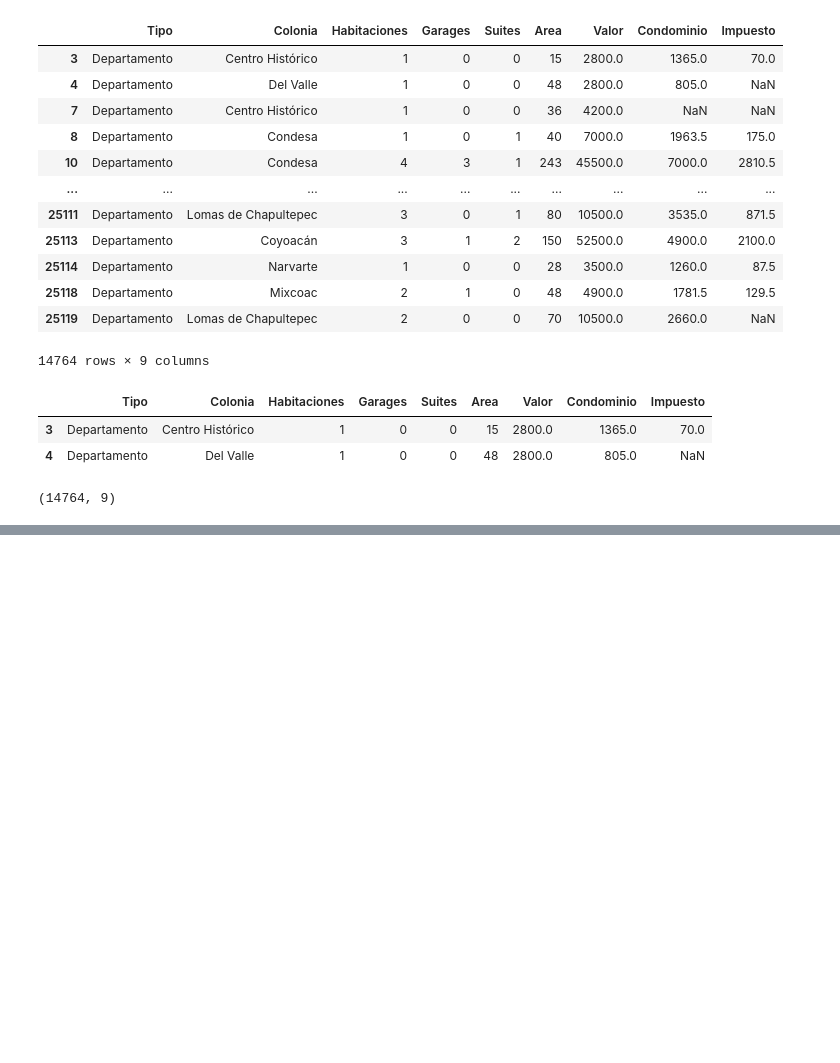
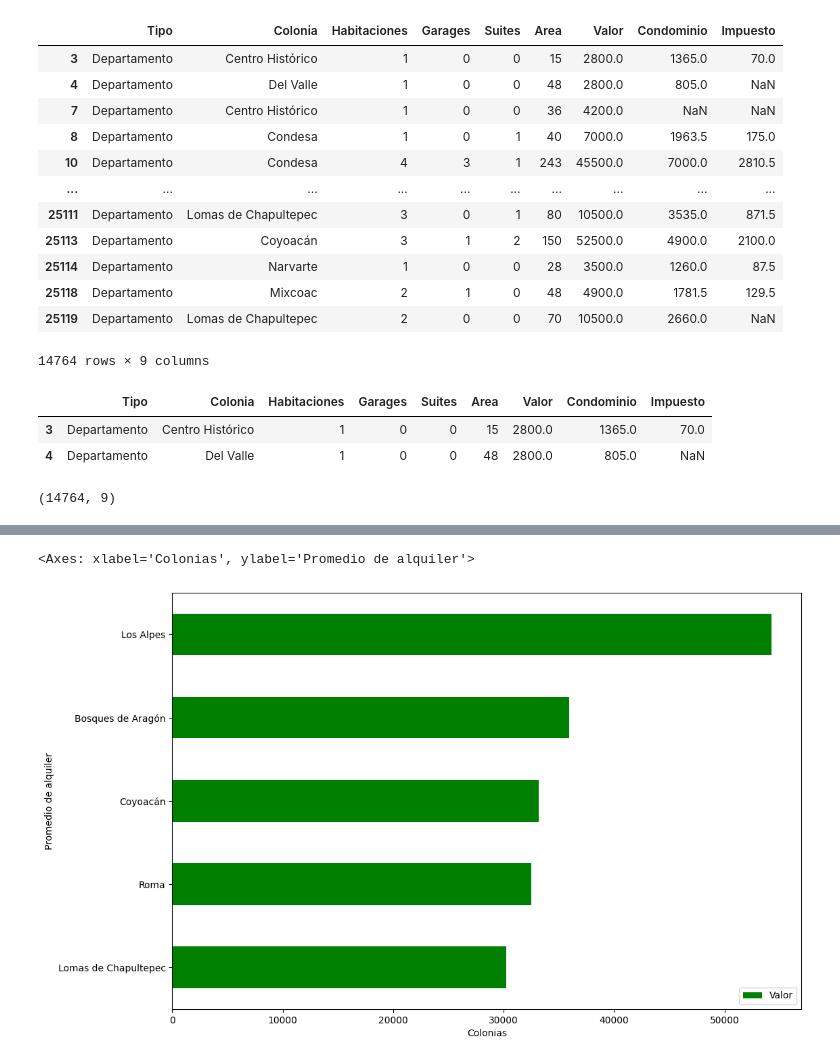
Before and after one commit to aylenfv/ETL-conociendo-pandas, a Jupyter notebook: inmuebles_cdmx.ipynb, the cells around one changed output, grey strips where cells are left out. Cells and saved outputs as stored; diff of their text form; code cells hidden in the pictures; blank space fills up the shorter version.

```diff
--- a/inmuebles_cdmx.ipynb
+++ b/inmuebles_cdmx.ipynb
@@ -508,0 +573,5 @@ df.shape
+# %%
+alquiler_colonia = df.groupby('Colonia')[['Valor']].mean().sort_values('Valor')
+# %%
+alquiler_colonia = alquiler_colonia[-5:len(alquiler_colonia)]
+alquiler_colonia
@@ -508,0 +586,5 @@ df.shape
+# %%
+alquiler_colonia.plot(kind='barh', figsize=(12,8), color = 'green', xlabel='Colonias', ylabel='Promedio de alquiler')
+# %% [output]
+<Axes: xlabel='Colonias', ylabel='Promedio de alquiler'>
+[figure, added]
```
Also changed, not shown: parts of 61 cells of this notebook.
